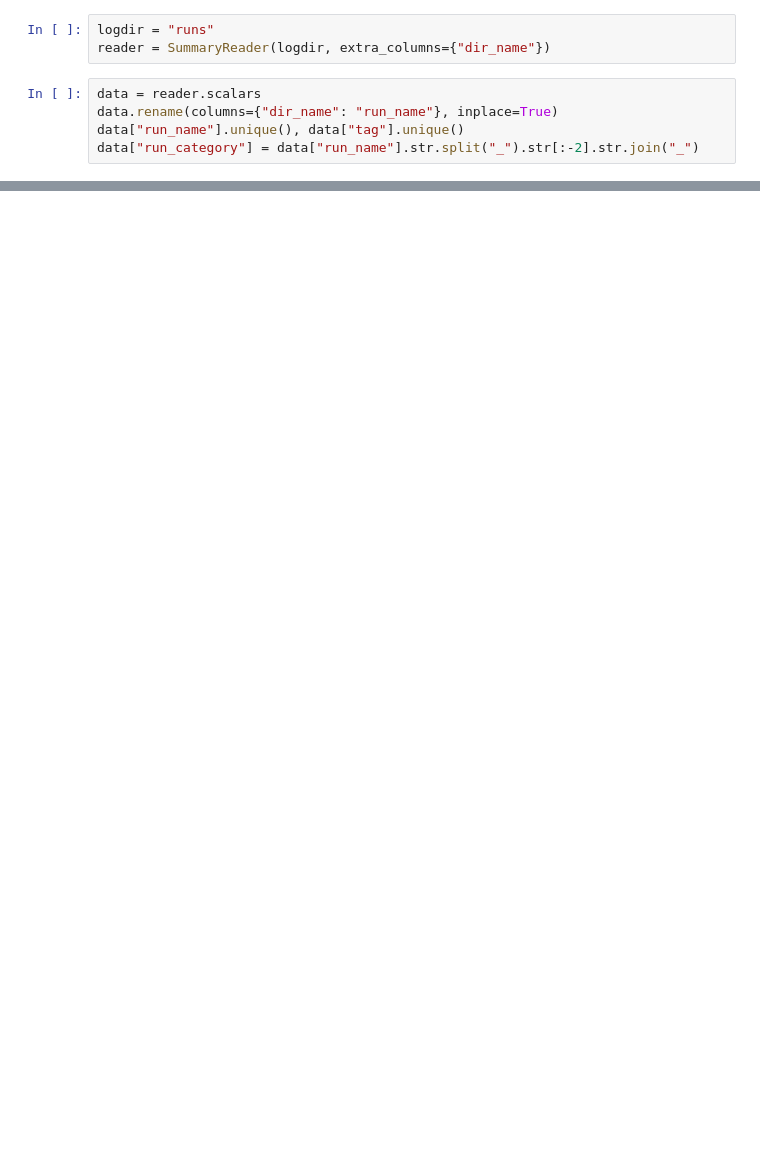
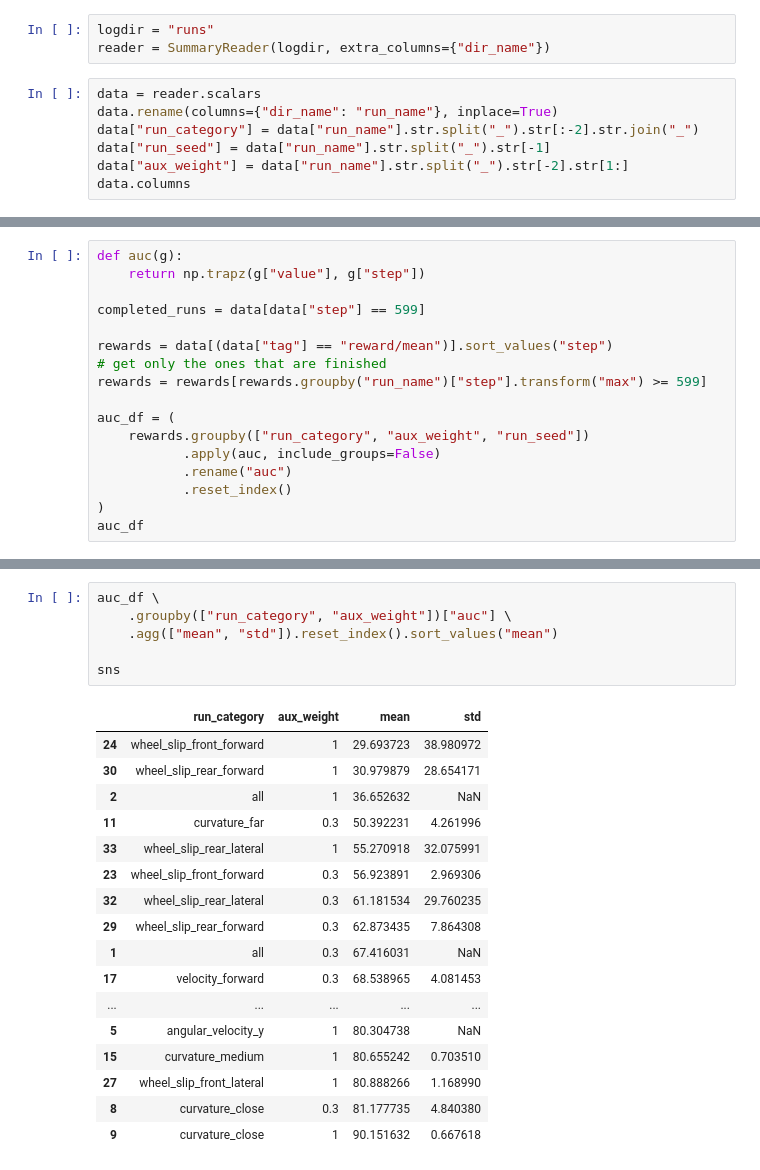
Before and after one commit to jacquesamsel/skripsie, a Jupyter notebook: view_tensorboard.ipynb, the cells around one changed output, grey strips where cells are left out. Cells and saved outputs as stored; diff of their text form; blank space fills up the shorter version.

```diff
--- a/view_tensorboard.ipynb
+++ b/view_tensorboard.ipynb
@@ -8,5 +9,7 @@ reader = SummaryReader(logdir, extra_columns={"dir_name"})
 # %%
 data = reader.scalars
 data.rename(columns={"dir_name": "run_name"}, inplace=True)
-data["run_name"].unique(), data["tag"].unique()
 data["run_category"] = data["run_name"].str.split("_").str[:-2].str.join("_")
+data["run_seed"] = data["run_name"].str.split("_").str[-1]
+data["aux_weight"] = data["run_name"].str.split("_").str[-2].str[1:]
+data.columns
@@ -26,0 +40,17 @@ sns.lineplot(
+# %%
+def auc(g):
+    return np.trapz(g["value"], g["step"])
+
+completed_runs = data[data["step"] == 599]
+
+rewards = data[(data["tag"] == "reward/mean")].sort_values("step")
+# get only the ones that are finished
+rewards = rewards[rewards.groupby("run_name")["step"].transform("max") >= 599]
+
+auc_df = (
+    rewards.groupby(["run_category", "aux_weight", "run_seed"])
+           .apply(auc, include_groups=False)
+           .rename("auc")
+           .reset_index()
+)
+auc_df
@@ -26,0 +71,24 @@ sns.lineplot(
+# %%
+auc_df \
+    .groupby(["run_category", "aux_weight"])["auc"] \
+    .agg(["mean", "std"]).reset_index().sort_values("mean")
+
+sns
+# %% [output]
+|  | run_category | aux_weight | mean | std |
+| 24 | wheel_slip_front_forward | 1 | 29.693723 | 38.980972 |
+| 30 | wheel_slip_rear_forward | 1 | 30.979879 | 28.654171 |
+| 2 | all | 1 | 36.652632 | NaN |
+| 11 | curvature_far | 0.3 | 50.392231 | 4.261996 |
+| 33 | wheel_slip_rear_lateral | 1 | 55.270918 | 32.075991 |
+| 23 | wheel_slip_front_forward | 0.3 | 56.923891 | 2.969306 |
+| 32 | wheel_slip_rear_lateral | 0.3 | 61.181534 | 29.760235 |
+| 29 | wheel_slip_rear_forward | 0.3 | 62.873435 | 7.864308 |
+| 1 | all | 0.3 | 67.416031 | NaN |
+| 17 | velocity_forward | 0.3 | 68.538965 | 4.081453 |
+| ... | ... | ... | ... | ... |
+| 5 | angular_velocity_y | 1 | 80.304738 | NaN |
+| 15 | curvature_medium | 1 | 80.655242 | 0.703510 |
+| 27 | wheel_slip_front_lateral | 1 | 80.888266 | 1.168990 |
+| 8 | curvature_close | 0.3 | 81.177735 | 4.840380 |
+| 9 | curvature_close | 1 | 90.151632 | 0.667618 |
```
Also changed, not shown: parts of 6 cells of this notebook, 4 other files.
